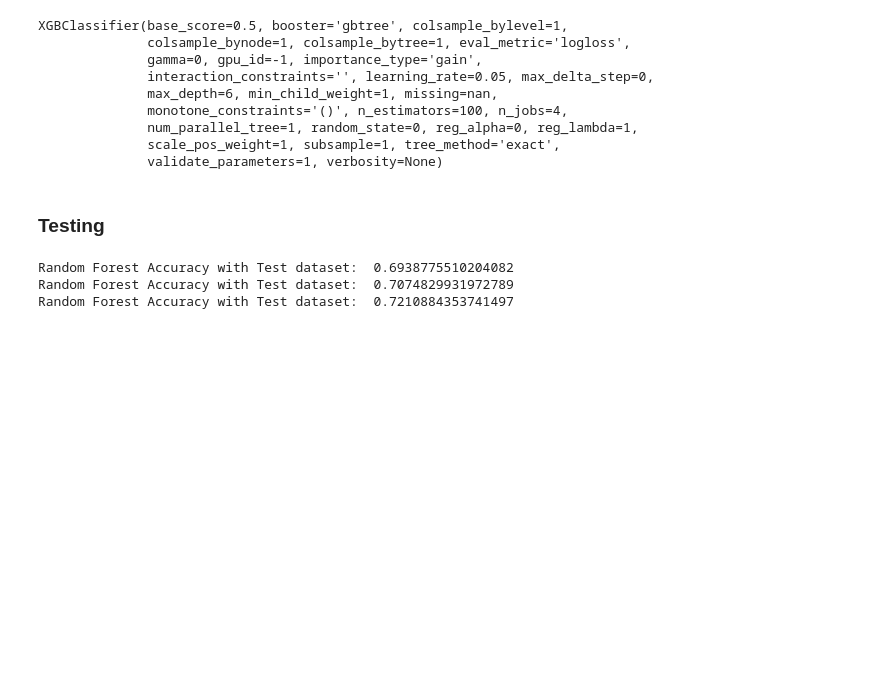
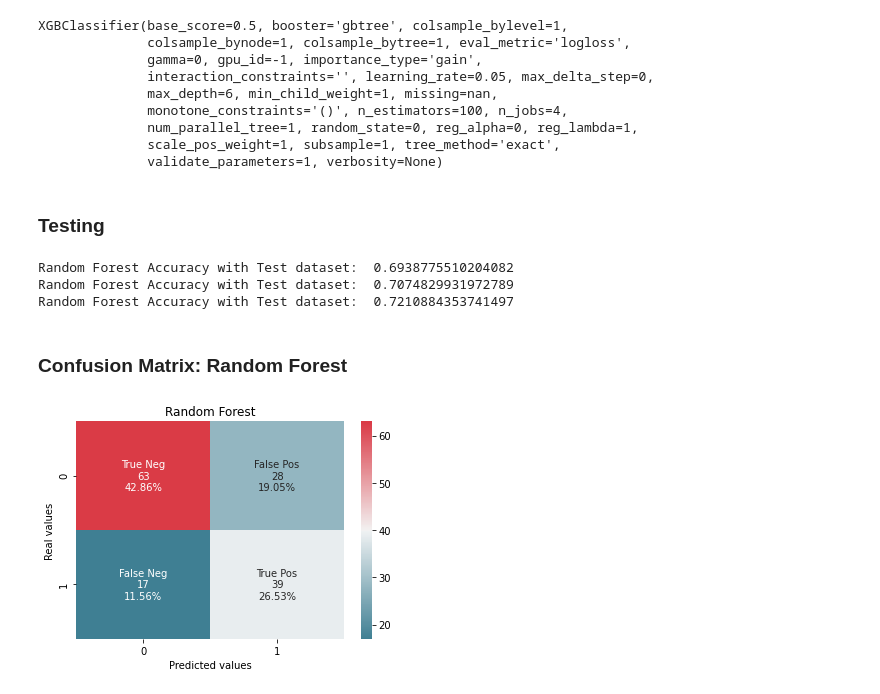
Before and after one commit to chrisferreyra13/PredictDiabetes, a Jupyter notebook: predict-diabetes.ipynb, the cells around one changed output. Cells and saved outputs as stored; diff of their text form; code cells hidden in the pictures; blank space fills up the shorter version.

Commit message:
confusion matrix

```diff
--- a/predict-diabetes.ipynb
+++ b/predict-diabetes.ipynb
@@ -144,9 +144,9 @@ withoutOutliers=processedData[condition]
 outcome=withoutOutliers['Outcome']
 withoutOutliers=withoutOutliers.drop(['Outcome'],axis=1)
 scaler=StandardScaler().fit(withoutOutliers)
-normalizeData=pd.DataFrame(scaler.transform(withoutOutliers))
-normalizeData.columns=withoutOutliers.columns
-normalizeData.describe()
+standardizeData=pd.DataFrame(scaler.transform(withoutOutliers))
+standardizeData.columns=withoutOutliers.columns
+standardizeData.describe()
 # %% [output]
 |  | Glucose | BloodPressure | SkinThickness | Insulin | BMI | Pregnancies |
 | count | 7.310000e+02 | 7.310000e+02 | 7.310000e+02 | 7.310000e+02 | 7.310000e+02 | 7.310000e+02 |
@@ -162,7 +162,7 @@ normalizeData.describe()
 # %%
 from sklearn.model_selection import train_test_split
 
-xTrain, xValid, yTrain, yValid=train_test_split(normalizeData, outcome, test_size=0.2, random_state=0)
+xTrain, xTest, yTrain, yTest=train_test_split(standardizeData, outcome, test_size=0.2, random_state=0)
 # %% [markdown]
 ### Random Forest Classifier
 # %%
@@ -223,13 +223,13 @@ XGBClassifier(base_score=0.5, booster='gbtree', colsample_bylevel=1,
 # %% [markdown]
 ### Testing
 # %%
-predictionsRF=RFModel.predict(xValid)
-predictionsBRF=BRFModel.predict(xValid)
-predictionsXGB=XGBModel.predict(xValid)
+predictionsRF=RFModel.predict(xTest)
+predictionsBRF=BRFModel.predict(xTest)
+predictionsXGB=XGBModel.predict(xTest)
 
-errorRF=accuracy_score(yValid,predictionsRF)
-errorBRF=accuracy_score(yValid,predictionsBRF)
-errorXGB=accuracy_score(yValid,predictionsXGB)
+errorRF=accuracy_score(yTest,predictionsRF)
+errorBRF=accuracy_score(yTest,predictionsBRF)
+errorXGB=accuracy_score(yTest,predictionsXGB)
 print("Random Forest Accuracy with Test dataset: ", errorRF)
 print("Random Forest Accuracy with Test dataset: ", errorBRF)
 print("Random Forest Accuracy with Test dataset: ", errorXGB)
@@ -237,3 +237,25 @@ print("Random Forest Accuracy with Test dataset: ", errorXGB)
 Random Forest Accuracy with Test dataset:  0.6938775510204082
 Random Forest Accuracy with Test dataset:  0.7074829931972789
 Random Forest Accuracy with Test dataset:  0.7210884353741497
+# %% [markdown]
+### Confusion Matrix: Random Forest
+# %%
+# Confusion matrix
+from sklearn.metrics import confusion_matrix, classification_report
+
+cmRF=confusion_matrix(yTest,predictionsRF)
+group_names = ['True Neg','False Pos','False Neg','True Pos']
+group_counts = ["{0:0.0f}".format(value) for value in
+                cmRF.flatten()]
+group_percentages = ["{0:.2%}".format(value) for value in
+                     cmRF.flatten()/np.sum(cmRF)]
+labels = [f"{v1}\n{v2}\n{v3}" for v1, v2, v3 in
+          zip(group_names,group_counts,group_percentages)]
+labels = np.asarray(labels).reshape(2,2)
+sns.heatmap(cmRF,annot=labels, fmt='', cmap=cmap)
+plt.xlabel('Predicted values')
+plt.ylabel('Real values')
+plt.title('Random Forest')
+plt.show()
+# %% [output]
+[figure, added]
```
Also changed, not shown: parts of 10 cells of this notebook, 3 other files.
